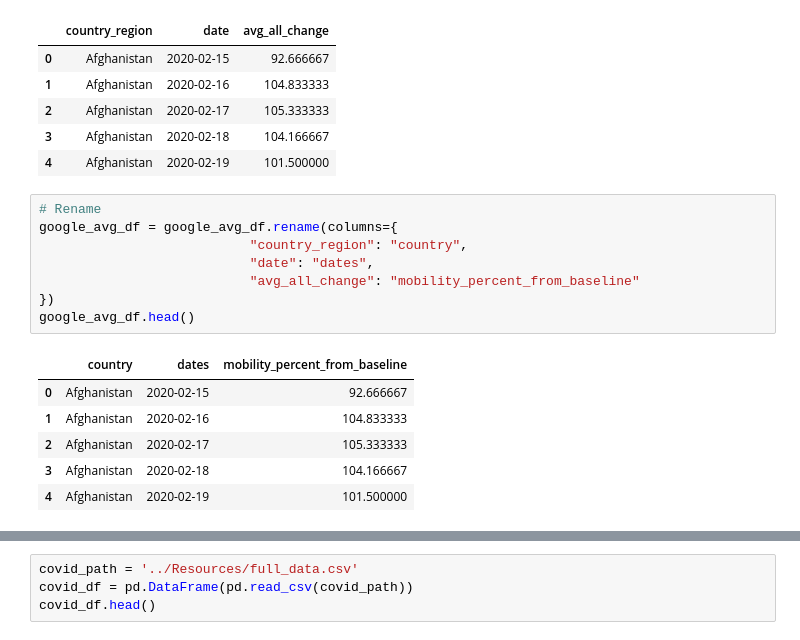
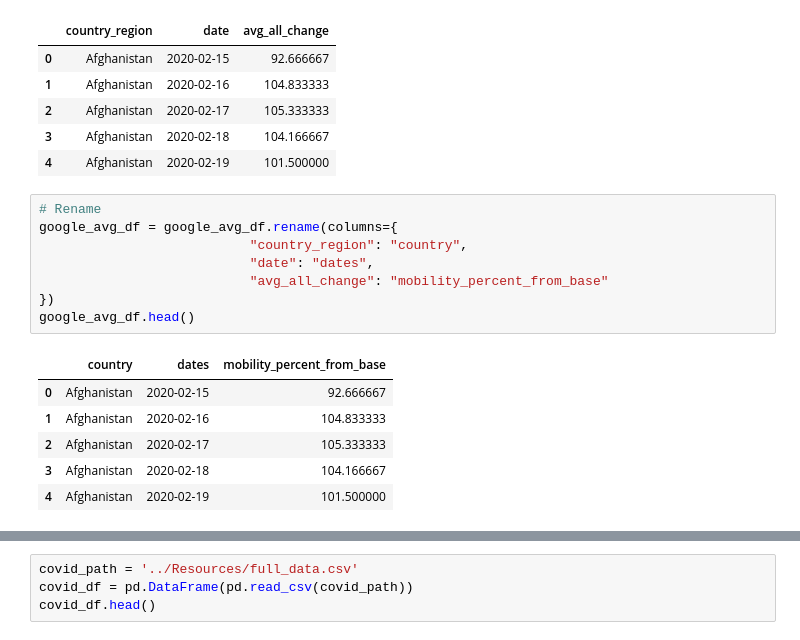
Before and after one commit to travis-tyler/ETL-COVID-Mobility, a Jupyter notebook: Code/COVID_Mobility.ipynb, the cells around one changed output, grey strips where cells are left out. Drawn from its saved outputs; the diff is of its cells as text.

```diff
--- a/Code/COVID_Mobility.ipynb
+++ b/Code/COVID_Mobility.ipynb
@@ -135,13 +135,13 @@ google_avg_df.head()
 # %%
 # Rename
 google_avg_df = google_avg_df.rename(columns={
                            "country_region": "country",
                            "date": "dates",
-                           "avg_all_change": "mobility_percent_from_baseline"
+                           "avg_all_change": "mobility_percent_from_base"
 })
 google_avg_df.head()
 # %% [output]
-|  | country | dates | mobility_percent_from_baseline |
+|  | country | dates | mobility_percent_from_base |
 | 0 | Afghanistan | 2020-02-15 | 92.666667 |
 | 1 | Afghanistan | 2020-02-16 | 104.833333 |
 | 2 | Afghanistan | 2020-02-17 | 105.333333 |
```
Also changed, not shown: parts of 5 cells of this notebook.
